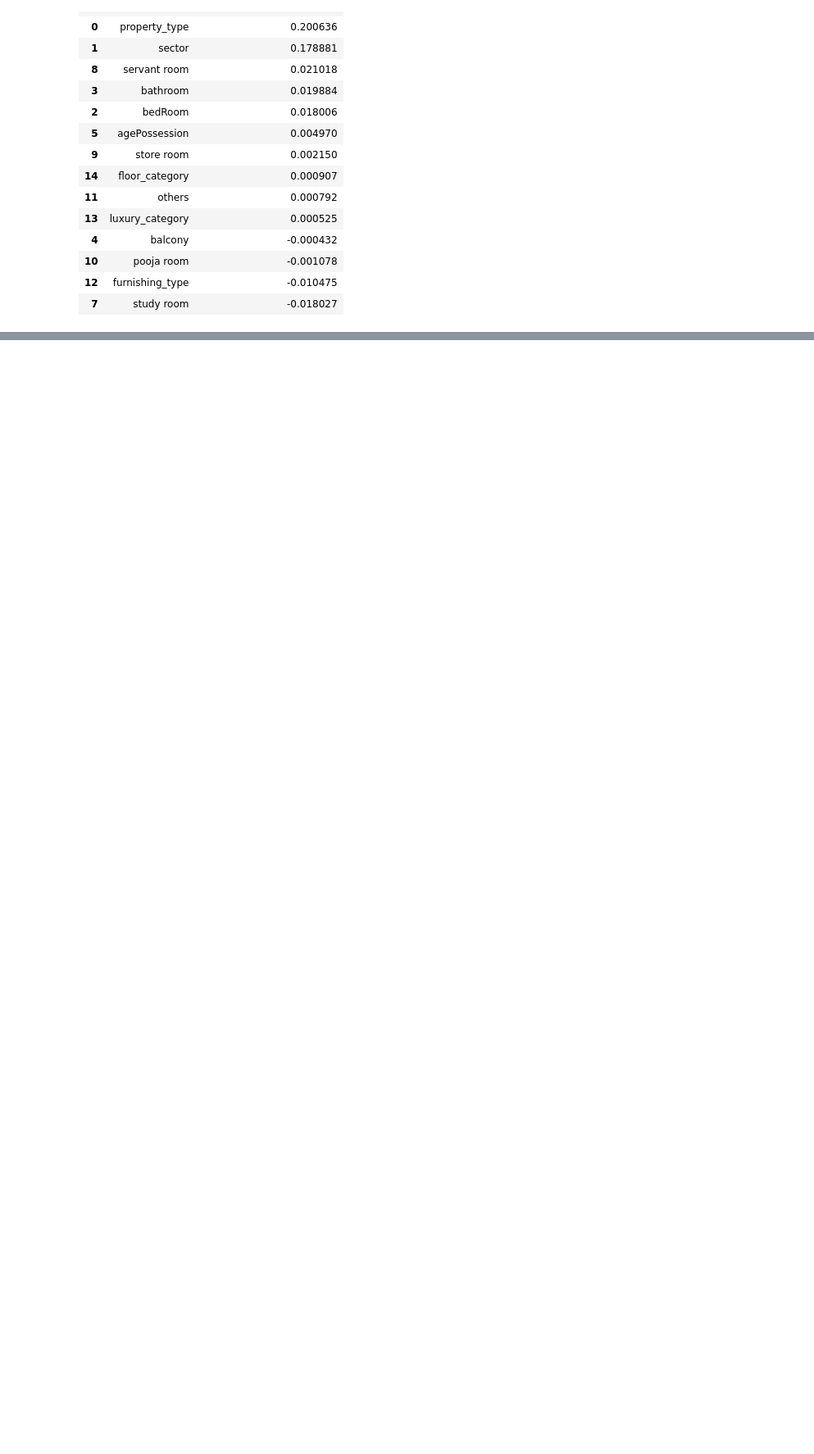
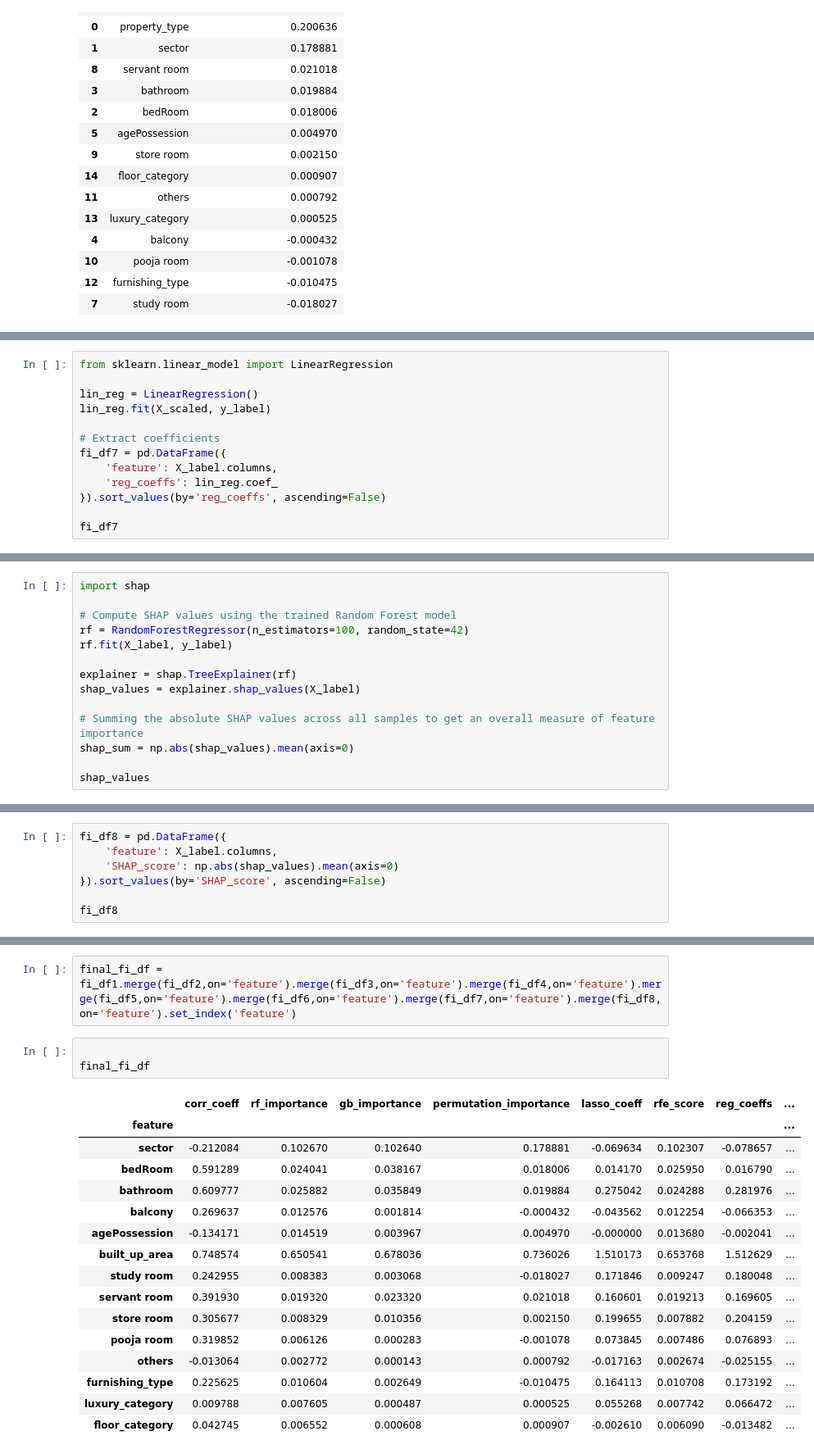
Before and after one commit to Chetan10206/Real_state_overall_analysis_app, a Jupyter notebook: Data Preprocessing/Feature selection/feature_selection.ipynb, the cells around one changed output, grey strips where cells are left out. Shown at 82% size. Drawn from its saved outputs; the diff is of its cells as text; blank space fills up the shorter version.

```diff
--- a/Data Preprocessing/Feature selection/feature_selection.ipynb
+++ b/Data Preprocessing/Feature selection/feature_selection.ipynb
@@ -307,0 +392,13 @@ fi_df4
+# %%
+from sklearn.linear_model import LinearRegression
+
+lin_reg = LinearRegression()
+lin_reg.fit(X_scaled, y_label)
+
+# Extract coefficients
+fi_df7 = pd.DataFrame({
+    'feature': X_label.columns,
+    'reg_coeffs': lin_reg.coef_
+}).sort_values(by='reg_coeffs', ascending=False)
+
+fi_df7
@@ -307,0 +424,14 @@ fi_df4
+# %%
+import shap
+
+# Compute SHAP values using the trained Random Forest model
+rf = RandomForestRegressor(n_estimators=100, random_state=42)
+rf.fit(X_label, y_label)
+
+explainer = shap.TreeExplainer(rf)
+shap_values = explainer.shap_values(X_label)
+
+# Summing the absolute SHAP values across all samples to get an overall measure of feature importance
+shap_sum = np.abs(shap_values).mean(axis=0)
+
+shap_values
@@ -307,0 +452,7 @@ fi_df4
+# %%
+fi_df8 = pd.DataFrame({
+    'feature': X_label.columns,
+    'SHAP_score': np.abs(shap_values).mean(axis=0)
+}).sort_values(by='SHAP_score', ascending=False)
+
+fi_df8
@@ -307,0 +476,22 @@ fi_df4
+# %%
+final_fi_df = fi_df1.merge(fi_df2,on='feature').merge(fi_df3,on='feature').merge(fi_df4,on='feature').merge(fi_df5,on='feature').merge(fi_df6,on='feature').merge(fi_df7,on='feature').merge(fi_df8,on='feature').set_index('feature')
+# %%
+
+final_fi_df
+# %% [output]
+|  | corr_coeff | rf_importance | gb_importance | permutation_importance | lasso_coeff | rfe_score | reg_coeffs | ... |
+| feature |  |  |  |  |  |  |  | ... |
+| sector | -0.212084 | 0.102670 | 0.102640 | 0.178881 | -0.069634 | 0.102307 | -0.078657 | ... |
+| bedRoom | 0.591289 | 0.024041 | 0.038167 | 0.018006 | 0.014170 | 0.025950 | 0.016790 | ... |
+| bathroom | 0.609777 | 0.025882 | 0.035849 | 0.019884 | 0.275042 | 0.024288 | 0.281976 | ... |
+| balcony | 0.269637 | 0.012576 | 0.001814 | -0.000432 | -0.043562 | 0.012254 | -0.066353 | ... |
+| agePossession | -0.134171 | 0.014519 | 0.003967 | 0.004970 | -0.000000 | 0.013680 | -0.002041 | ... |
+| built_up_area | 0.748574 | 0.650541 | 0.678036 | 0.736026 | 1.510173 | 0.653768 | 1.512629 | ... |
+| study room | 0.242955 | 0.008383 | 0.003068 | -0.018027 | 0.171846 | 0.009247 | 0.180048 | ... |
+| servant room | 0.391930 | 0.019320 | 0.023320 | 0.021018 | 0.160601 | 0.019213 | 0.169605 | ... |
+| store room | 0.305677 | 0.008329 | 0.010356 | 0.002150 | 0.199655 | 0.007882 | 0.204159 | ... |
+| pooja room | 0.319852 | 0.006126 | 0.000283 | -0.001078 | 0.073845 | 0.007486 | 0.076893 | ... |
+| others | -0.013064 | 0.002772 | 0.000143 | 0.000792 | -0.017163 | 0.002674 | -0.025155 | ... |
+| furnishing_type | 0.225625 | 0.010604 | 0.002649 | -0.010475 | 0.164113 | 0.010708 | 0.173192 | ... |
+| luxury_category | 0.009788 | 0.007605 | 0.000487 | 0.000525 | 0.055268 | 0.007742 | 0.066472 | ... |
+| floor_category | 0.042745 | 0.006552 | 0.000608 | 0.000907 | -0.002610 | 0.006090 | -0.013482 | ... |
```
Also changed, not shown: parts of 22 cells of this notebook, 1 other file.
